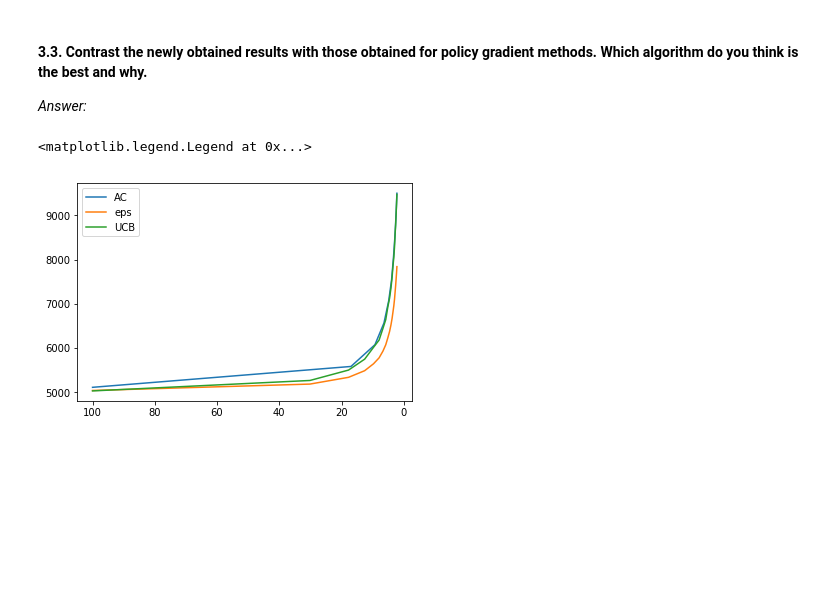
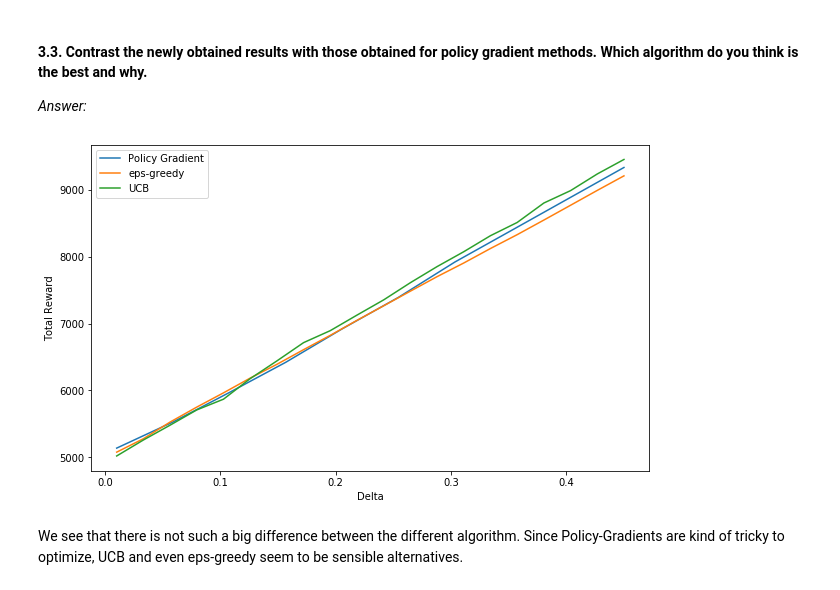
Before and after one commit to jrdmose/BGSE_Reinforcement_Learning, a Jupyter notebook: RL_exercises.ipynb, the cells around one changed output. Saved outputs shown, nothing was run; the diff lists cells and outputs as text; code cells hidden in the pictures; blank space fills up the shorter version.

```diff
--- a/RL_exercises.ipynb
+++ b/RL_exercises.ipynb
@@ -243,7 +241,6 @@ We run the simulations for checking convergence of the algorithm.
 train_steps = 5000
 seeds = [2,3,5] # Some seeds for getting different random states
 delta = 0.1
-gamma = 0.4 # This doesn't do anything
 c = 0.1
 
 # Setting up result dataframes
@@ -253,7 +250,6 @@ ep_plot = pd.DataFrame()
 # For each seed, simulate and store in data frame
 for seed in seeds:
     reinf_alg = policy_gradient(delta = delta,
-                          gamma = gamma,
                           c = c,
                           step_type = "fixed",
                           seed = seed)
@@ -471,16 +497,20 @@ class eps_greedy():
 # %%
-cs = [0.01,1,100]
+# Parameter initialization
+seeds = [2,3,4]
+cs = [1,100,1000]
 deltas = np.linspace(0.01,0.45,20)
 
 rews_eps = []
 
+# Simulate
 for seed,c,delta in itertools.product(seeds,cs,deltas):
     reinf_alg = eps_greedy(delta,c, seed)
     rew = reinf_alg.train(10000)
-    _ = { 'seed':seed,'c':c, 'inv_delta': 1/delta, 'rew':rew}
-    rews_UCB.append(copy.deepcopy(_))
+    _ = { 'seed':seed,'c':c, 'delta': delta, 'rew':rew}
+    rews_eps.append(copy.deepcopy(_))
 
 
-res_eps = pd.DataFrame(rews_UCB)
-sns.lineplot(x = 'inv_delta', y = 'rew', ci = 'sd',hue ='c', data = res_eps, legend = 'full').set_title("Eps greedy total reward as a function of delta")
+res_eps = pd.DataFrame(rews_eps)
+sns.lineplot(x = 'delta', y = 'rew', ci = 'sd',hue ='c', data = res_eps, legend = 'full').set_title("Eps greedy total reward as a function of delta")
+plt.savefig("img/Eps_greedy_reward")
 # %% [output]
@@ -493,7 +524,6 @@ Text(0.5, 1.0, 'Eps greedy total reward as a function of delta')
 # %%
 seeds = [3]
 train_steps = 10000
-gamma = 0.99
 c =0.2
 deltas = np.linspace(0.01,0.45,10)
 
@@ -501,25 +531,29 @@ deltas = np.linspace(0.01,0.45,10)
 train_plot_AC = pd.DataFrame()
 
 for seed,delta in itertools.product(seeds,deltas):
-    reinf_alg = TD0AC(delta = delta,
-                          gamma = gamma,
+    reinf_alg = policy_gradient(delta = delta,
                           c = c,
                           step_type = step_type,
                           seed = seed)
     train_data = reinf_alg.train(train_steps)
     train_plot_AC = train_plot_AC.append(train_data, ignore_index= True)
 # %%
-train_plot_AC["inv_delta"] = train_plot_AC["delta"].apply(lambda x: 1/x )
-AC_plot = train_plot_AC[["cum_reward","inv_delta"]].groupby('inv_delta').max()
-eps_plot = res_eps[["rew","inv_delta"]].groupby('inv_delta').mean()
-UCB_plot = res_UCB[["rew","inv_delta"]].groupby('inv_delta').mean()
+AC_plot = train_plot_AC[["cum_reward","delta"]].groupby('delta').max()
+eps_plot = res_eps[["rew","delta"]].groupby('delta').mean()
+ucb_plot = res_UCB[["rew","delta"]].groupby('delta').mean()
 
-plt.plot(AC_plot.index,AC_plot["cum_reward"], label = "AC")
-plt.plot(eps_plot.index,eps_plot["rew"], label = "eps")
-plt.plot(UCB_plot.index,UCB_plot["rew"], label = "UCB")
+plt.figure(figsize=(10,6))
+plt.plot(AC_plot.index,AC_plot["cum_reward"], label = "Policy Gradient")
+plt.plot(eps_plot.index,eps_plot["rew"], label = "eps-greedy")
+plt.plot(ucb_plot.index,ucb_plot["rew"], label = "UCB")
 
-plt.gca().invert_xaxis()
+
 plt.legend()
+plt.xlabel("Delta")
+plt.ylabel("Total Reward")
+
+plt.savefig("img/algroithm_comparison")
 # %% [output]
-<matplotlib.legend.Legend at 0x...>
-[figure, old version]
+[figure, new version]
+# %% [markdown]
+We see that there is not such a big difference between the different algorithm. Since Policy-Gradients are kind of tricky to optimize, UCB and even eps-greedy seem to be sensible alternatives.
```
Also changed, not shown: parts of 28 cells of this notebook.
